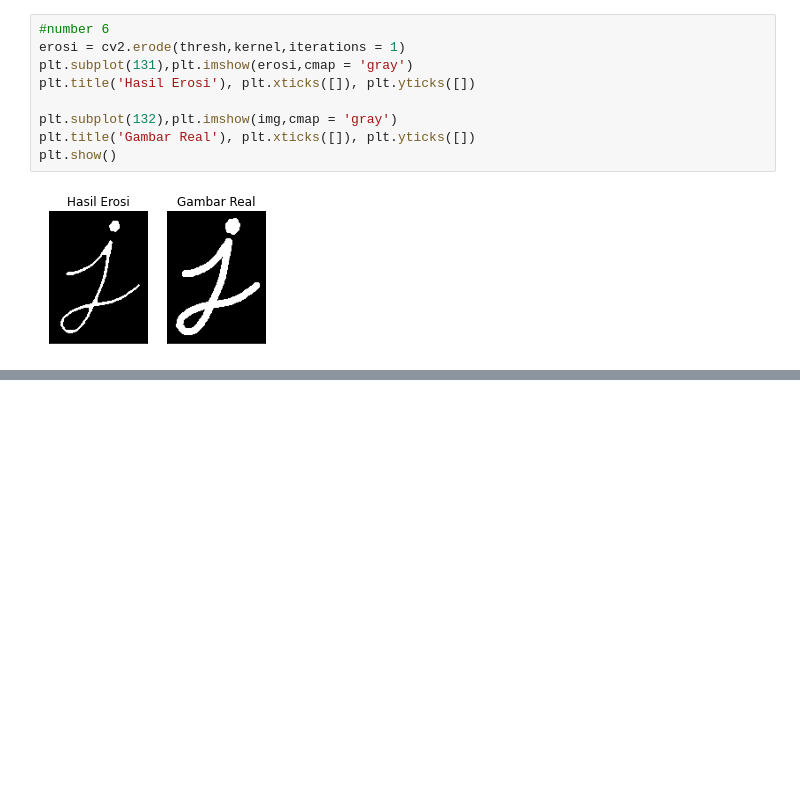
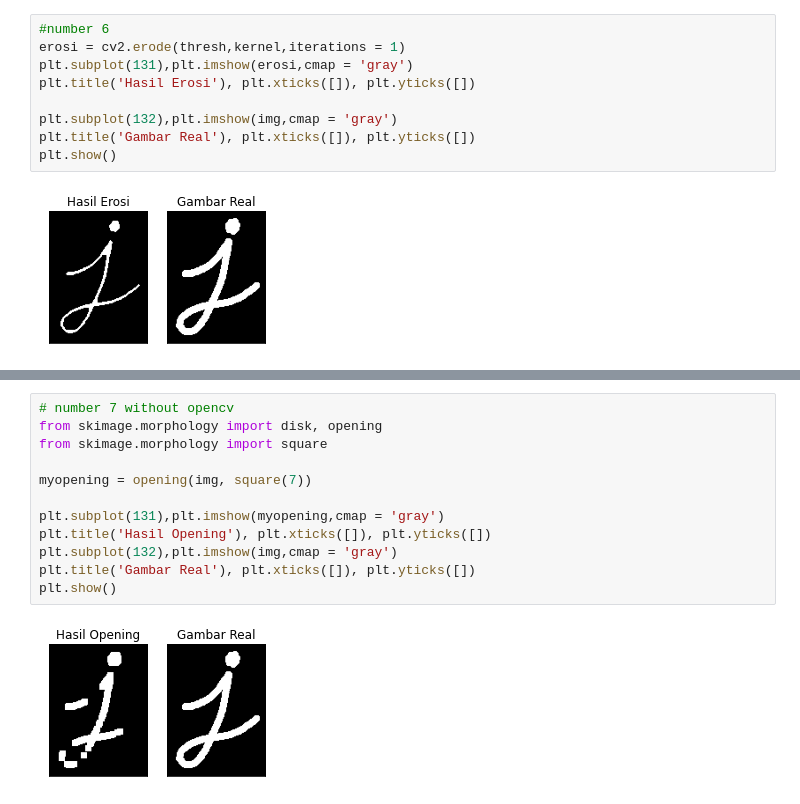
Before and after one commit to pazcalll/PCVK_Genap_2021, a Jupyter notebook: week9.ipynb, the cells around one changed output, grey strips where cells are left out. Drawn from its saved outputs; the diff is of its cells as text; blank space fills up the shorter version.

```diff
--- a/week9.ipynb
+++ b/week9.ipynb
@@ -63,0 +77,14 @@ plt.show()
+# %%
+# number 7 without opencv
+from skimage.morphology import disk, opening
+from skimage.morphology import square
+
+myopening = opening(img, square(7))
+
+plt.subplot(131),plt.imshow(myopening,cmap = 'gray')
+plt.title('Hasil Opening'), plt.xticks([]), plt.yticks([])
+plt.subplot(132),plt.imshow(img,cmap = 'gray')
+plt.title('Gambar Real'), plt.xticks([]), plt.yticks([])
+plt.show()
+# %% [output]
+[figure, added]
```
Also changed, not shown: parts of 12 cells of this notebook.
